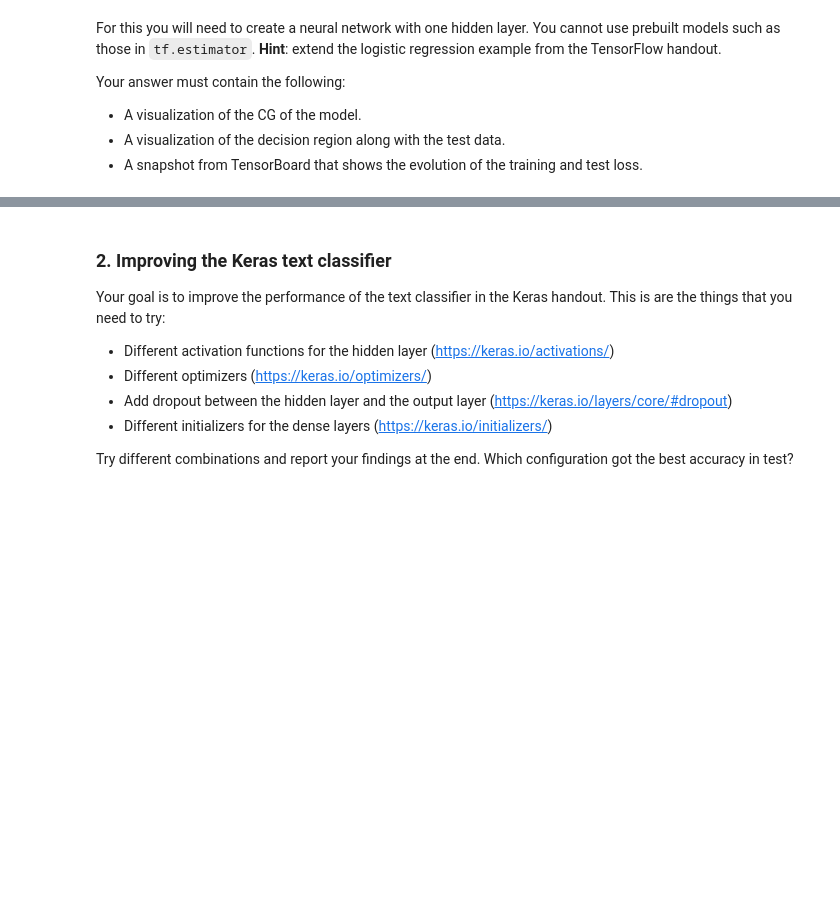
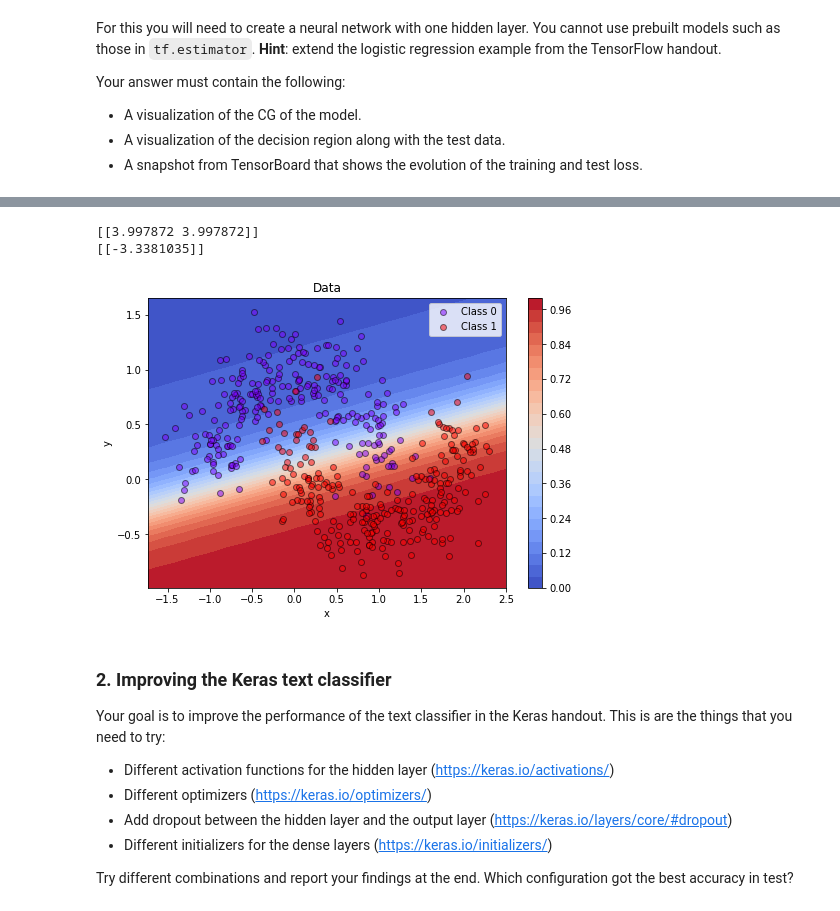
Before and after one commit to juanse1608/Courses, a Jupyter notebook: Jupyters/Notebooks/ML-Keras and Tensorflow.ipynb, the cells around one changed output, grey strips where cells are left out. Saved outputs shown, nothing was run; the diff lists cells and outputs as text; code cells hidden in the pictures; blank space fills up the shorter version.

```diff
--- a/Jupyters/Notebooks/ML-Keras and Tensorflow.ipynb
+++ b/Jupyters/Notebooks/ML-Keras and Tensorflow.ipynb
@@ -136,3 +167,23 @@ show_graph(graph.as_graph_def())
+# %%
+def sigmoid(x):
+    return 1.0/(1.0 + np.exp(-x))
+
+with graph.as_default():
+    wval = sess.run(w)
+    print(wval)
+    result = sess.run(y_pred, {x:np.array([[1,2]])})
+    print(result)
+    def pred_fun(x1, x2):
+        xval = np.array([[x1, x2]])
+        return sigmoid(sess.run(y_pred,{x: xval}))
+
+pl.figure(figsize = (8,16/3))
+plot_decision_region(x_test, pred_fun)
+plot_data(x_test, y_test)
+# %% [output]
+[[3.997872 3.997872]]
+[[-3.3381035]]
+[figure, added]
 # %% [markdown]
 ### 2. Improving the Keras text classifier
 
```
Also changed, not shown: parts of 2 cells of this notebook.
